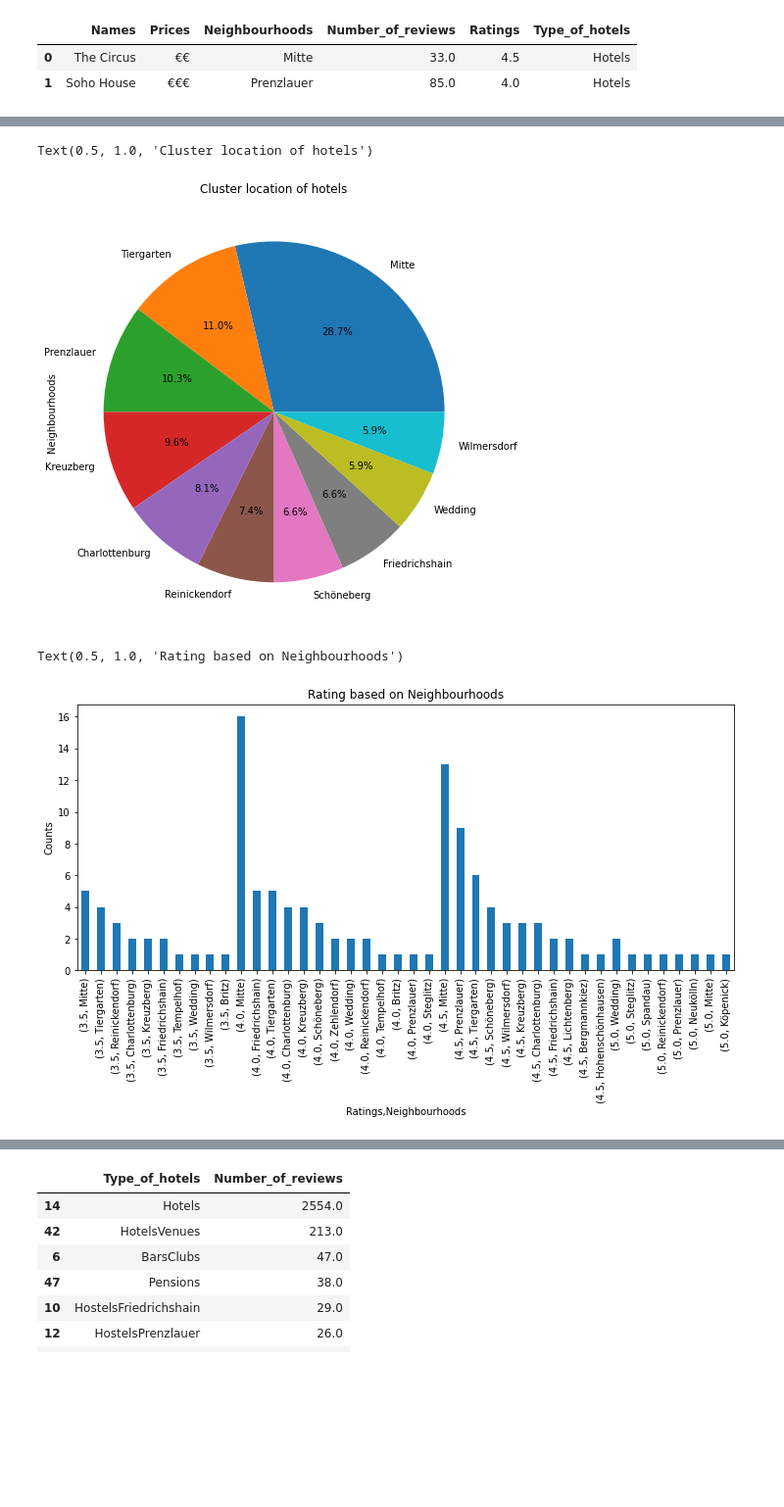
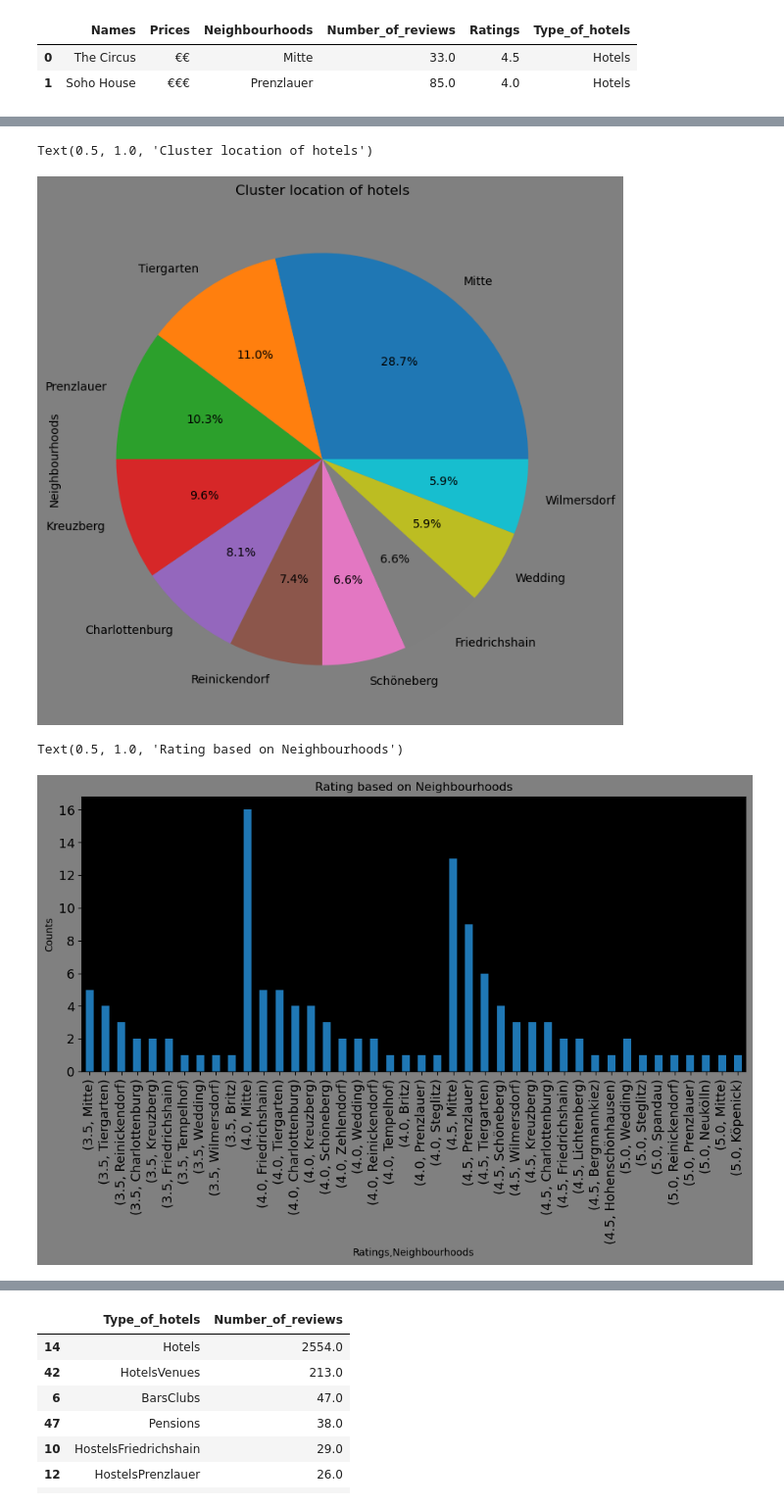
Before and after one commit to AndreaViviani89/1st-Build-Week, a Jupyter notebook: Hotelanalysis.ipynb, the cells around one changed output, grey strips where cells are left out. Shown: that part at 98% size. Cells and saved outputs as stored; diff of their text form; code cells hidden in the pictures; blank space fills up the shorter version.

```diff
--- a/Hotelanalysis.ipynb
+++ b/Hotelanalysis.ipynb
@@ -3,3 +3,9 @@ import pandas as pd
 import numpy as np
 import matplotlib.pyplot as plt
 %matplotlib inline
+# %%
+##source https://pythonguides.com/matplotlib-change-background-color/
+##https://pythonguides.com/matplotlib-set_xticklabels/
+plt.rcdefaults()
+plt.rcParams.update({'axes.facecolor':'black'})
+plt.figure(facecolor='black')
@@ -23,23 +37,22 @@ Text(0.5, 1.0, 'Location where hotels are most dominated')
 # %%
-
+plt.figure(facecolor='grey')
 df['Neighbourhoods'].value_counts().nlargest(10).plot(kind = 'pie',figsize=(8,8), autopct = '%1.1f%%')
-# ax = plt.axes()
-
-# # Setting the background color of the plot
-# # using set_facecolor() method
-# ax.set_facecolor("white")
+plt.gca().axes.get_xaxis().set_visible(False)
 plt.title('Cluster location of hotels')
 # %% [output]
 Text(0.5, 1.0, 'Cluster location of hotels')
-[figure, old version]
+[figure, new version]
 # %%
 new= df[df['Ratings']>=3.5]
 new = new.sort_values('Ratings',ascending=False)
 # %%
+plt.figure(facecolor='grey')
 new[['Neighbourhoods','Ratings']].groupby('Ratings').value_counts().plot(kind='bar', figsize=(12,5))
+plt.xticks(fontsize=13)
+plt.yticks(fontsize=13)
 plt.ylabel('Counts')
 plt.title('Rating based on Neighbourhoods')
 # %% [output]
 Text(0.5, 1.0, 'Rating based on Neighbourhoods')
-[figure, old version]
+[figure, new version]
 # %%
```
Also changed, not shown: parts of 6 cells of this notebook, 3 other files.
